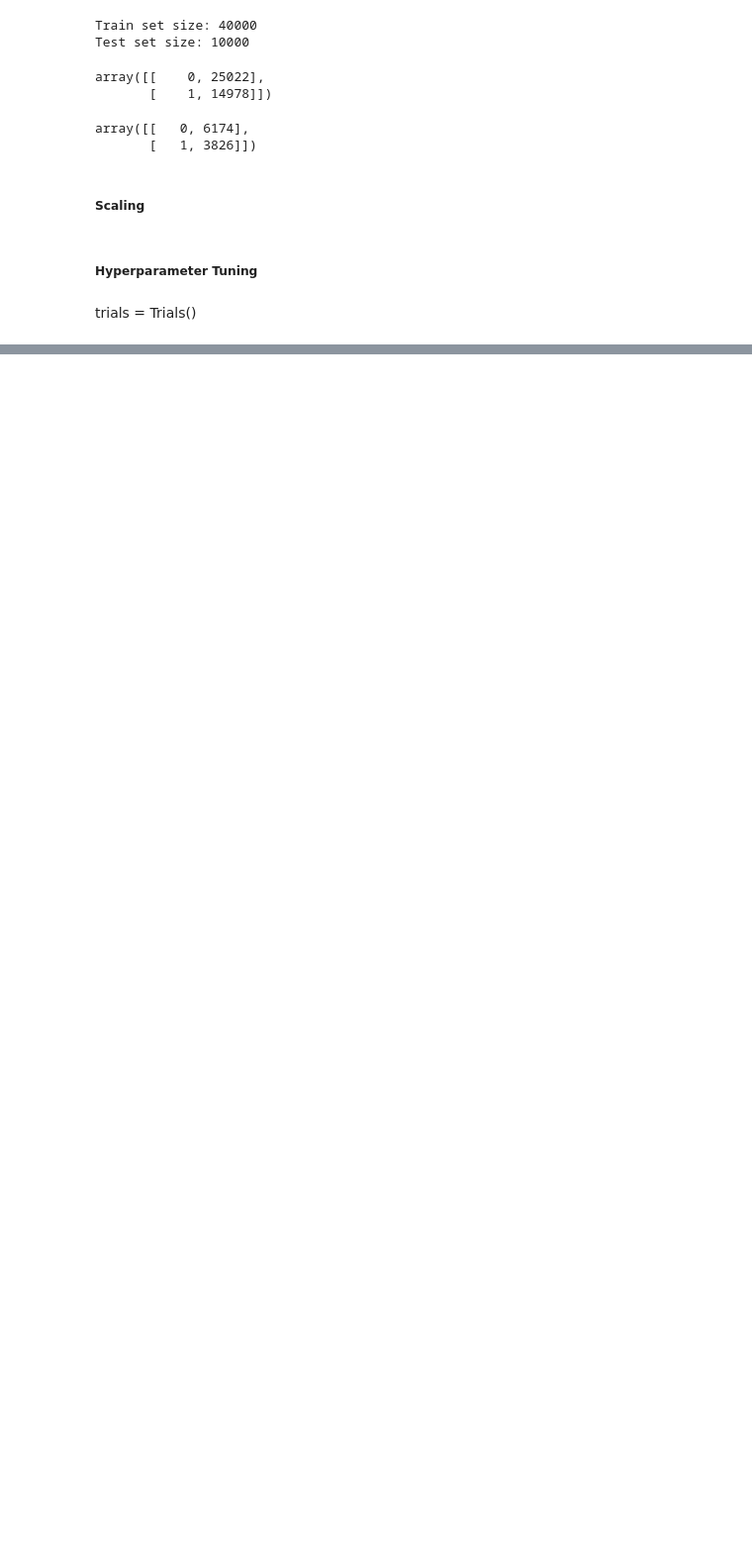
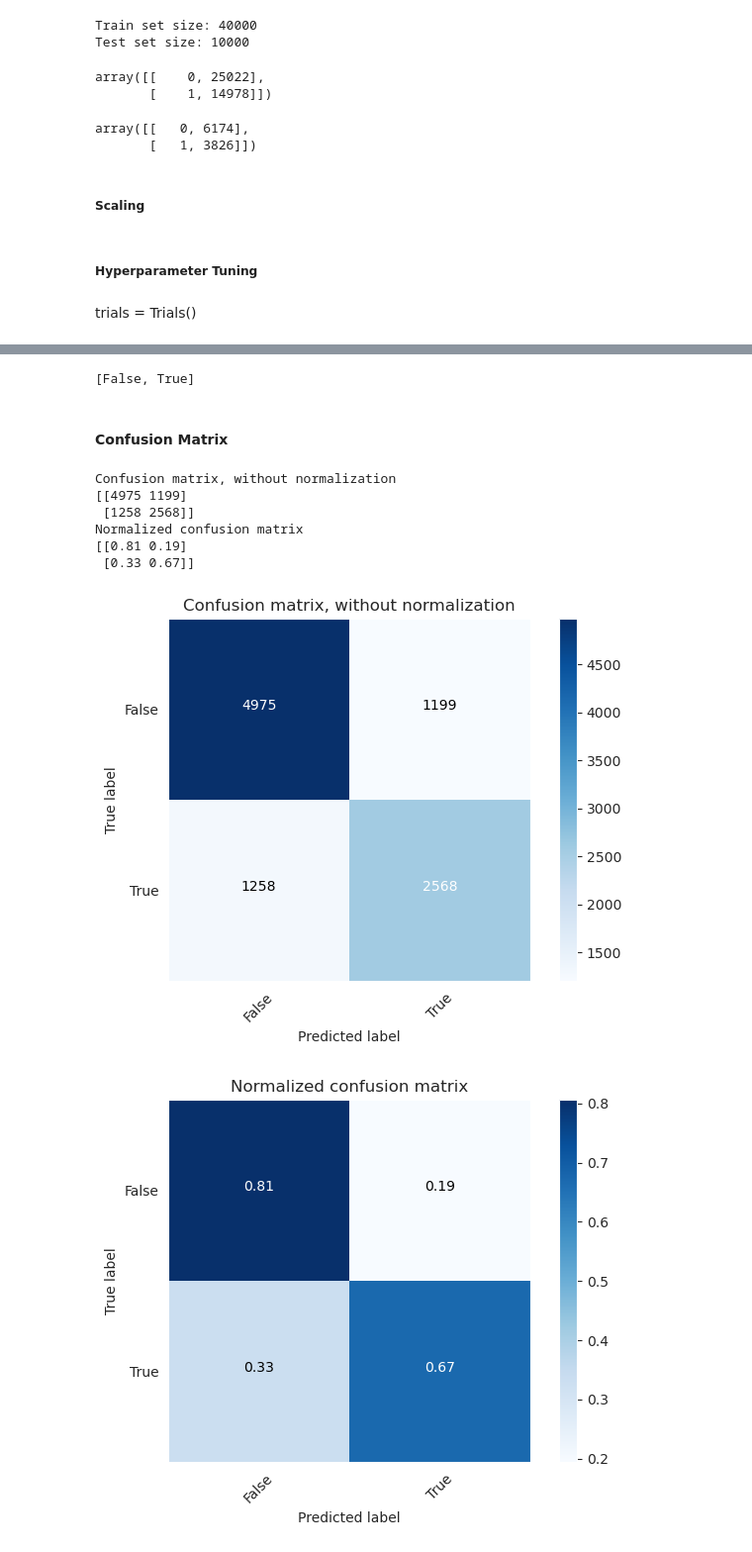
Before and after one commit to ds-edu/ml-classif-ultimate-tech, a Jupyter notebook: ultimate_tech_churn.ipynb, the cells around one changed output, grey strips where cells are left out. Shown at 99% size. Saved outputs shown, nothing was run; the diff lists cells and outputs as text; code cells hidden in the pictures; blank space fills up the shorter version.

Commit message:
V1.3: Modeling ok, metrics wip

```diff
--- a/ultimate_tech_churn.ipynb
+++ b/ultimate_tech_churn.ipynb
@@ -508,11 +480,11 @@ def objective_rfc(space):
     clf = RandomForestClassifier(
         n_estimators=int(space['n_estimators']),
         max_features=space['max_features'],
-        min_samples_split=int(space['min_samples_split']),
-        min_samples_leaf=int(space['min_samples_leaf']),
+        # min_samples_split=int(space['min_samples_split']),
+        # min_samples_leaf=int(space['min_samples_leaf']),
         criterion=space['criterion'],
         random_state=random_seed,
-        n_jobs=-1
+        # n_jobs=-1
     )
 
     # Fit the model
@@ -527,16 +499,6 @@ def objective_rfc(space):
 
     # Return the loss and status
     return {'loss': loss, 'status': STATUS_OK, 'model': clf}
-
-    # # Calculate accuracy and f1 score
-    # accuracy = accuracy_score(y_test, y_pred)
-    # f1 = f1_score(y_test, y_pred)
-
-    # # Calculate ROC AUC score
-    # roc_auc = roc_auc_score(y_test, clf.predict_proba(X_test_scaled)[:, 1])
-
-    # # Return the loss and status
-    # return {'loss': -roc_auc, 'status': STATUS_OK, 'model': clf}
 # %% [markdown]
 trials = Trials()
 # %%
@@ -545,7 +507,7 @@ trials = Trials()
 smbo_res = fmin(fn=objective_rfc,
                 space=space_rfc,
                 algo=tpe.suggest,
-                max_evals=50,
+                max_evals=5,
                 trials=trials,
                 rstate=np.random.default_rng(random_seed)
 )
@@ -554,6 +516,6 @@ losses = trials.losses()
 best_loss = min(losses)
 
 
-smbo_best = space_eval(space_rfc, trials.argmin)
+smbo_best = space_eval(space_rfc, smbo_res) #trials.argmin
 print(f"Best loss: {best_loss}")
 print(f"Best hyperparameters: {smbo_best}")
@@ -565,0 +575,7 @@ SyntaxError: unmatched ')' (2619236081.py, line 1)
+# %%
+class_names = list(map_retention.keys())
+class_names
+# %% [output]
+[False, True]
+# %% [markdown]
+#### Confusion Matrix
@@ -565,0 +627,31 @@ SyntaxError: unmatched ')' (2619236081.py, line 1)
+# %%
+# Compute confusion matrix
+cnf_matrix = confusion_matrix(y_test, y_pred)
+np.set_printoptions(precision=2)
+
+# Plot non-normalized confusion matrix
+plt.figure()
+plot_confusion_matrix(cnf_matrix,
+                      classes=class_names,
+                      normalize=False,
+                      title='Confusion matrix, without normalization')
+#plt.savefig('figures/RF_cm_multi_class.png')
+
+# Plot normalized confusion matrix
+plt.figure()
+plot_confusion_matrix(cnf_matrix,
+                      classes=class_names,
+                      normalize=True,
+                      title='Normalized confusion matrix')
+#plt.savefig('figures/RF_cm_proportion_multi_class.png', bbox_inches="tight")
+
+plt.show()
+# %% [output]
+Confusion matrix, without normalization
+[[4975 1199]
+ [1258 2568]]
+Normalized confusion matrix
+[[0.81 0.19]
+ [0.33 0.67]]
+[figure, added]
+[figure, added]
```
Also changed, not shown: parts of 12 cells of this notebook.
